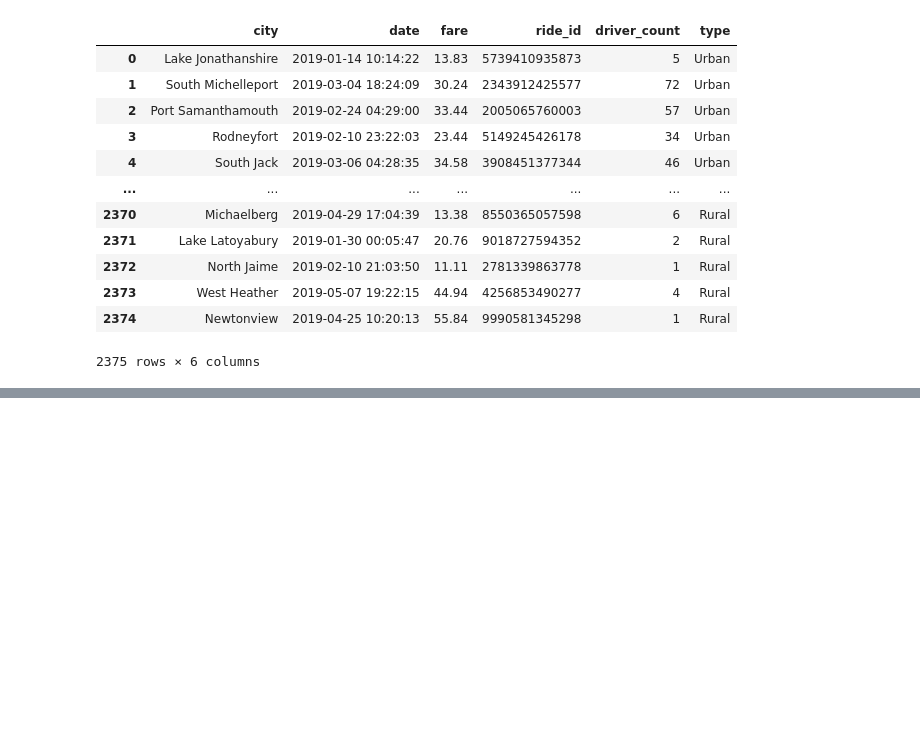
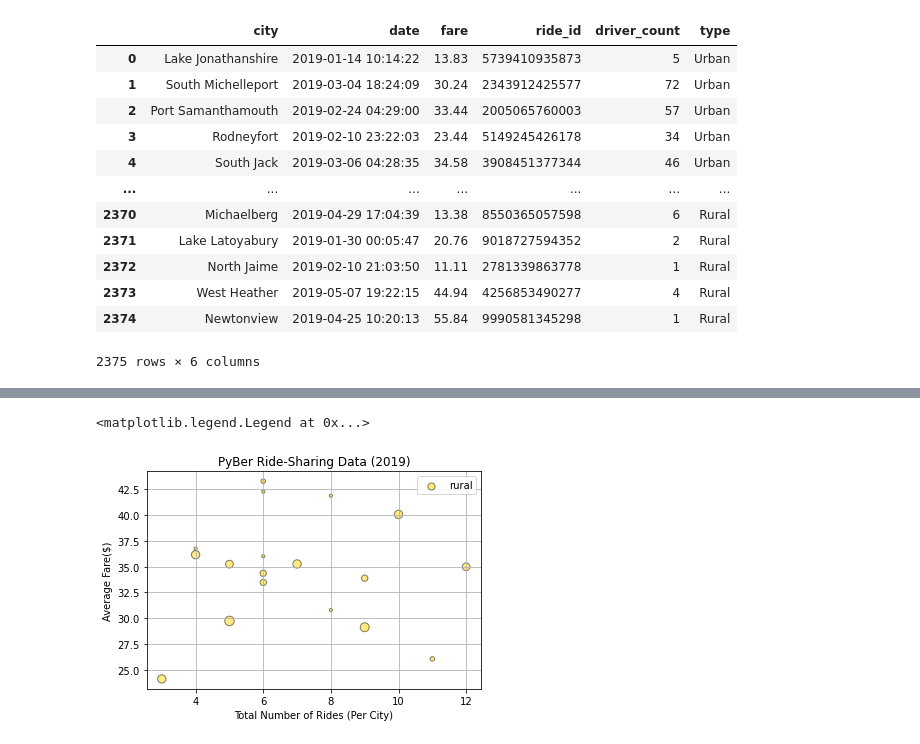
Before and after one commit to sarahrosegallagher/PyBer_Analysis, a Jupyter notebook: PyBer.ipynb, the cells around one changed output, grey strips where cells are left out. Drawn from its saved outputs; the diff is of its cells as text; code cells hidden in the pictures; blank space fills up the shorter version.

```diff
--- a/PyBer.ipynb
+++ b/PyBer.ipynb
@@ -80,0 +100,4 @@ df
+# %%
+#rural df
+rural_df = df[df["type"]=="Rural"]
+rural_df
@@ -80,0 +156,4 @@ df
+# %%
+rural_ride_count = rural_df.groupby("city").count()["ride_id"]
+
+rural_ride_count
@@ -80,0 +245,4 @@ df
+# %%
+rural_fare_mean = rural_df.groupby("city").mean()["fare"]
+
+rural_fare_mean
@@ -80,0 +289,4 @@ df
+# %%
+rural_driver_mean = rural_df.groupby("city").mean()["driver_count"]
+
+rural_driver_mean
@@ -80,0 +365,25 @@ df
+# %%
+#scatter plot rural
+plt.scatter(rural_ride_count,
+    rural_fare_mean,
+    s=10*rural_driver_mean,
+    alpha = 0.5,
+    edgecolors= "k", linewidths= 1,
+    color = "gold",
+    label = "rural")
+
+#title
+plt.title("PyBer Ride-Sharing Data (2019)")
+
+#labels for axes
+plt.xlabel("Total Number of Rides (Per City)")
+plt.ylabel("Average Fare($)")
+
+#grid
+plt.grid()
+
+#legend
+plt.legend()
+# %% [output]
+<matplotlib.legend.Legend at 0x...>
+[figure, added]
```
Also changed, not shown: parts of 15 cells of this notebook, 1 other file.
